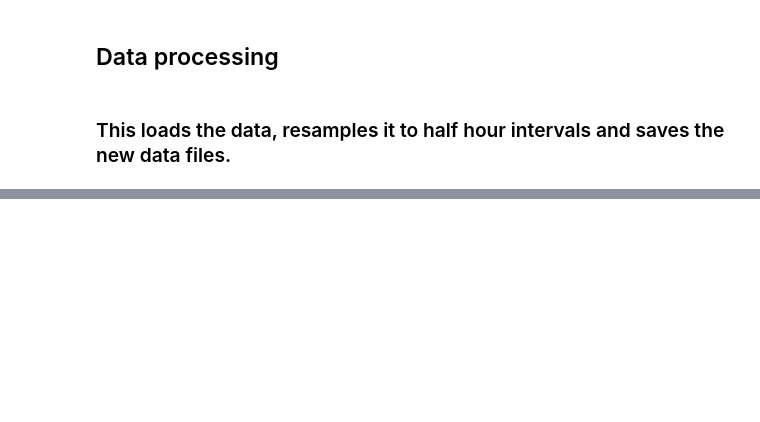
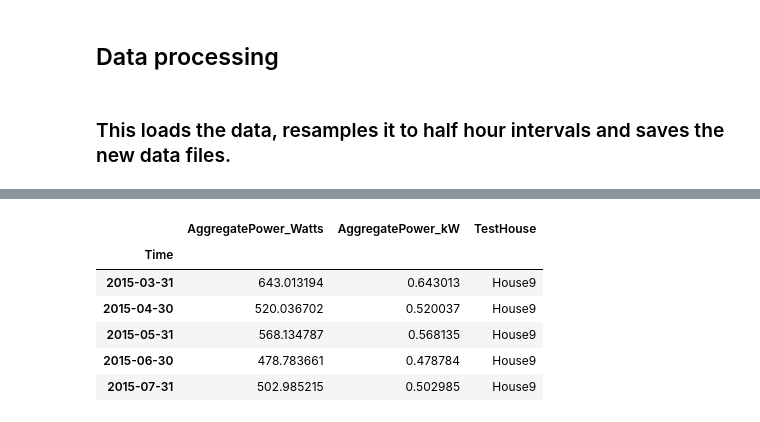
Before and after one commit to dipsonflash/19ERBE-EDA-Coursework, a Jupyter notebook: REFIT- Electrical Load Measurement- ERBE-EDA Course Work.ipynb, the cells around one changed output, grey strips where cells are left out. Drawn from its saved outputs; the diff is of its cells as text; code cells hidden in the pictures; blank space fills up the shorter version.

```diff
--- a/REFIT- Electrical Load Measurement- ERBE-EDA Course Work.ipynb
+++ b/REFIT- Electrical Load Measurement- ERBE-EDA Course Work.ipynb
@@ -68,6 +38,5 @@ myFile
 # %%
-for fileName in os.listdir(mydir):
-    splitFileName = os.path.splitext(fileName)[0].rsplit('_', 1)[1]
-    addFileName = os.path.join(fp,filename)
-    print(splitFileName)
-    #print(fileName)
+#for fileName in os.listdir(mydir):
+    #splitFileName = os.path.splitext(fileName)[0].rsplit('_', 1)[1]
+    #addFileName = os.path.join(fp,filename)
+    #print(splitFileName)
@@ -328,2 +47,0 @@ CLEAN_House9.csv
-# %%
-mydf = pd.read_csv('NewData.csv')
@@ -392,0 +159,10 @@ NameError: name 'df1' is not defined
+# %%
+all_data.tail()
+# %% [output]
+|  | AggregatePower_Watts | AggregatePower_kW | TestHouse |
+| Time |  |  |  |
+| 2015-03-31 | 643.013194 | 0.643013 | House9 |
+| 2015-04-30 | 520.036702 | 0.520037 | House9 |
+| 2015-05-31 | 568.134787 | 0.568135 | House9 |
+| 2015-06-30 | 478.783661 | 0.478784 | House9 |
+| 2015-07-31 | 502.985215 | 0.502985 | House9 |
```
Also changed, not shown: parts of 46 cells of this notebook.
